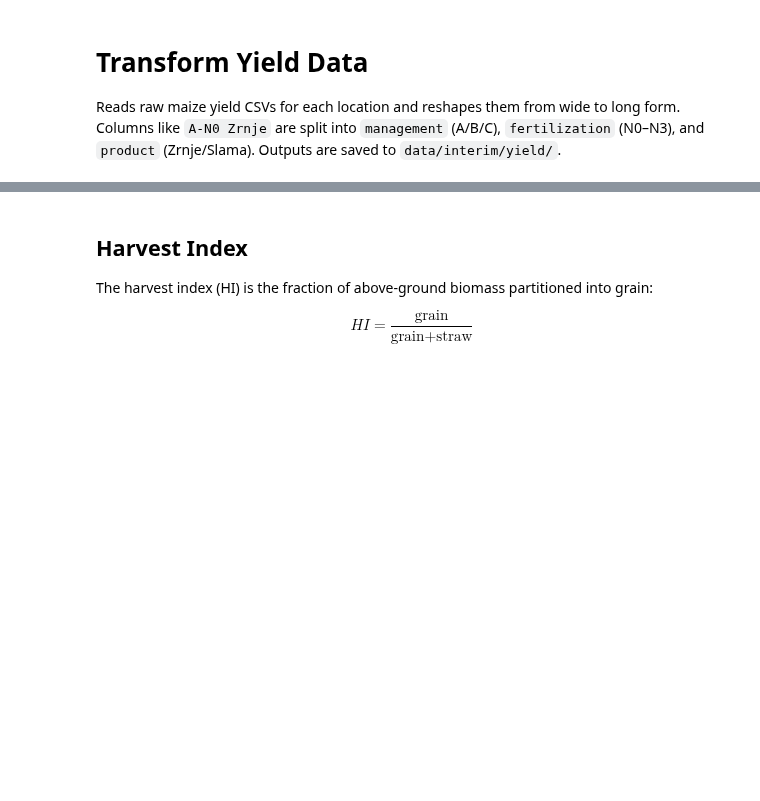
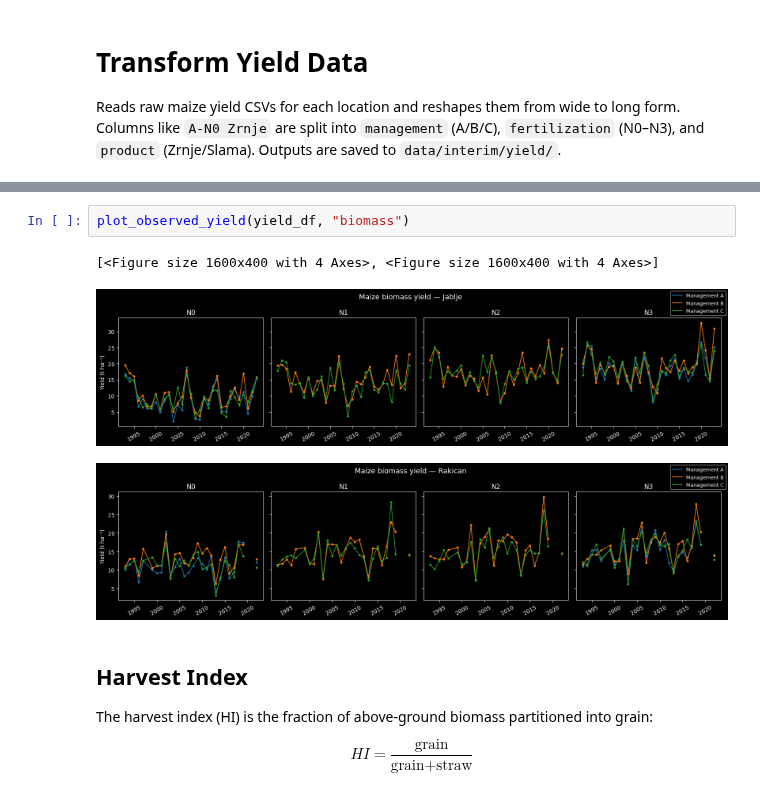
Before and after one commit to rokuk/aquacrop-slovenia, a Jupyter notebook: notebooks/Transform Yield Data.ipynb, the cells around one changed output, grey strips where cells are left out. Saved outputs shown, nothing was run; the diff lists cells and outputs as text; blank space fills up the shorter version.

```diff
--- a/notebooks/Transform Yield Data.ipynb
+++ b/notebooks/Transform Yield Data.ipynb
@@ -78,3 +108,9 @@ plot_observed_yield(yield_df)
+# %%
+plot_observed_yield(yield_df, "biomass")
+# %% [output]
+[<Figure size 1600x400 with 4 Axes>, <Figure size 1600x400 with 4 Axes>]
+[figure, added]
+[figure, added]
 # %% [markdown]
 ## Harvest Index
 
```
Also changed, not shown: parts of 6 cells of this notebook, 22 other files.
